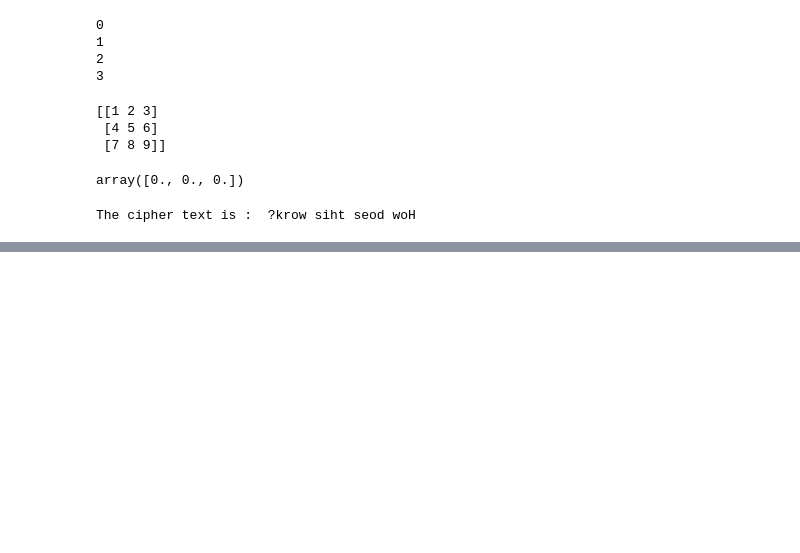
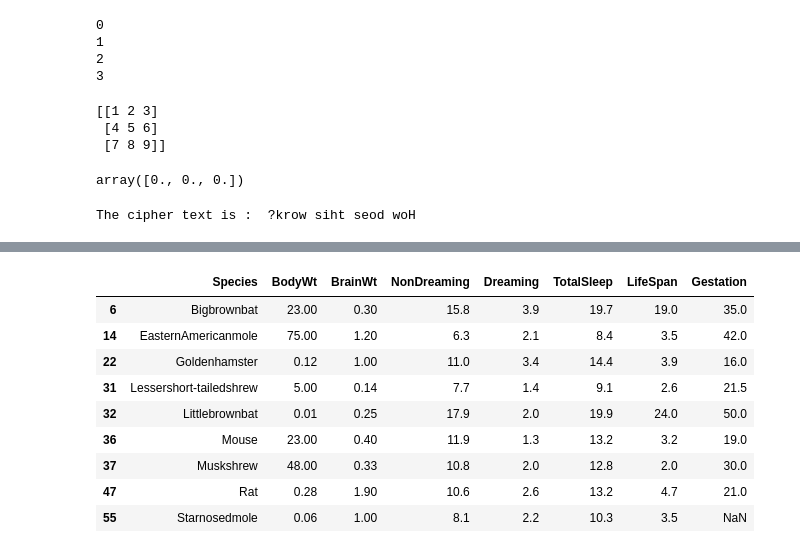
Before and after one commit to thomas-cares/data-pt-ber-08-20, a Jupyter notebook: practice/codealong.ipynb, the cells around one changed output, grey strips where cells are left out. Cells and saved outputs as stored; diff of their text form; code cells hidden in the pictures; blank space fills up the shorter version.

```diff
--- a/practice/codealong.ipynb
+++ b/practice/codealong.ipynb
@@ -760,0 +494,15 @@ SyntaxError: invalid syntax (<ipython-input-143-6d1445f207ff>, line 2)
+# %%
+#subset datafram by condition
+#Getting all the rows where BrainWt <2
+animals[animals['BrainWt']<2] #give me all rows where condition is true
+# %% [output]
+|  | Species | BodyWt | BrainWt | NonDreaming | Dreaming | TotalSleep | LifeSpan | Gestation |
+| 6 | Bigbrownbat | 23.00 | 0.30 | 15.8 | 3.9 | 19.7 | 19.0 | 35.0 |
+| 14 | EasternAmericanmole | 75.00 | 1.20 | 6.3 | 2.1 | 8.4 | 3.5 | 42.0 |
+| 22 | Goldenhamster | 0.12 | 1.00 | 11.0 | 3.4 | 14.4 | 3.9 | 16.0 |
+| 31 | Lessershort-tailedshrew | 5.00 | 0.14 | 7.7 | 1.4 | 9.1 | 2.6 | 21.5 |
+| 32 | Littlebrownbat | 0.01 | 0.25 | 17.9 | 2.0 | 19.9 | 24.0 | 50.0 |
+| 36 | Mouse | 23.00 | 0.40 | 11.9 | 1.3 | 13.2 | 3.2 | 19.0 |
+| 37 | Muskshrew | 48.00 | 0.33 | 10.8 | 2.0 | 12.8 | 2.0 | 30.0 |
+| 47 | Rat | 0.28 | 1.90 | 10.6 | 2.6 | 13.2 | 4.7 | 21.0 |
+| 55 | Starnosedmole | 0.06 | 1.00 | 8.1 | 2.2 | 10.3 | 3.5 | NaN |
```
Also changed, not shown: parts of 64 cells of this notebook, 5 other files.
